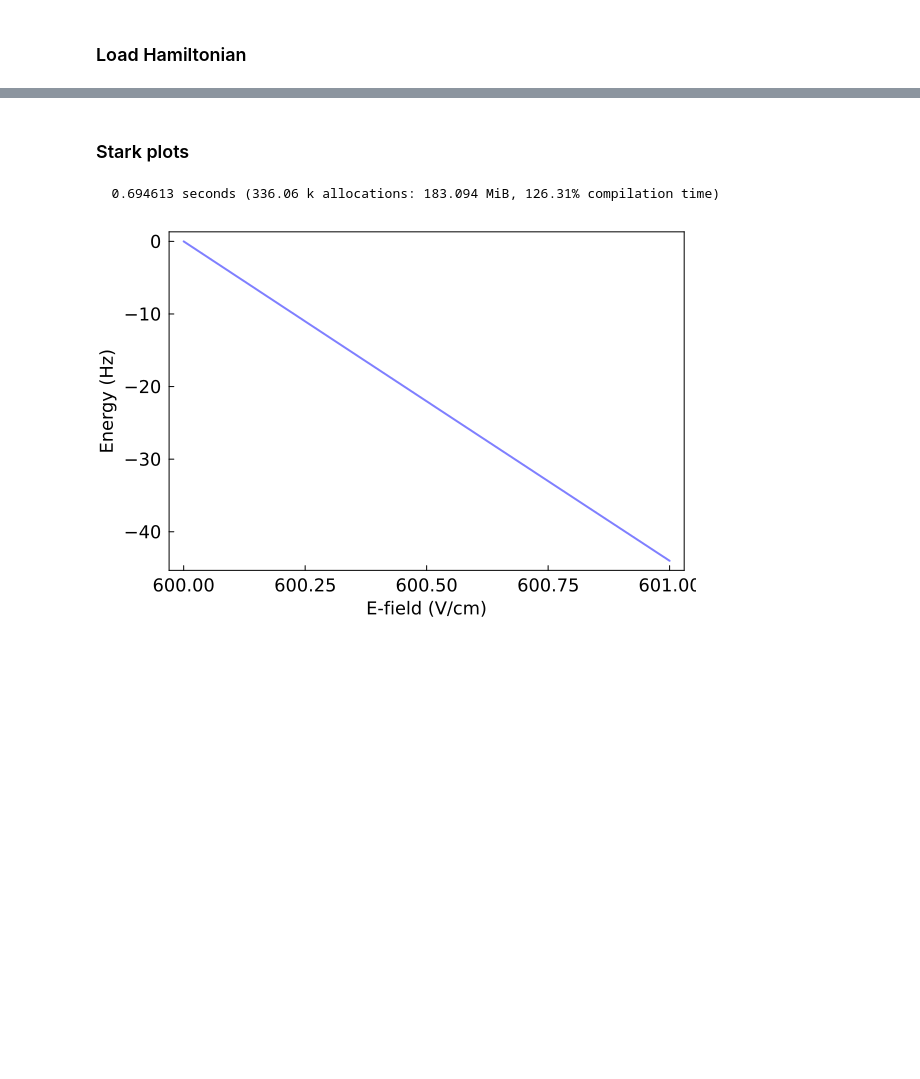
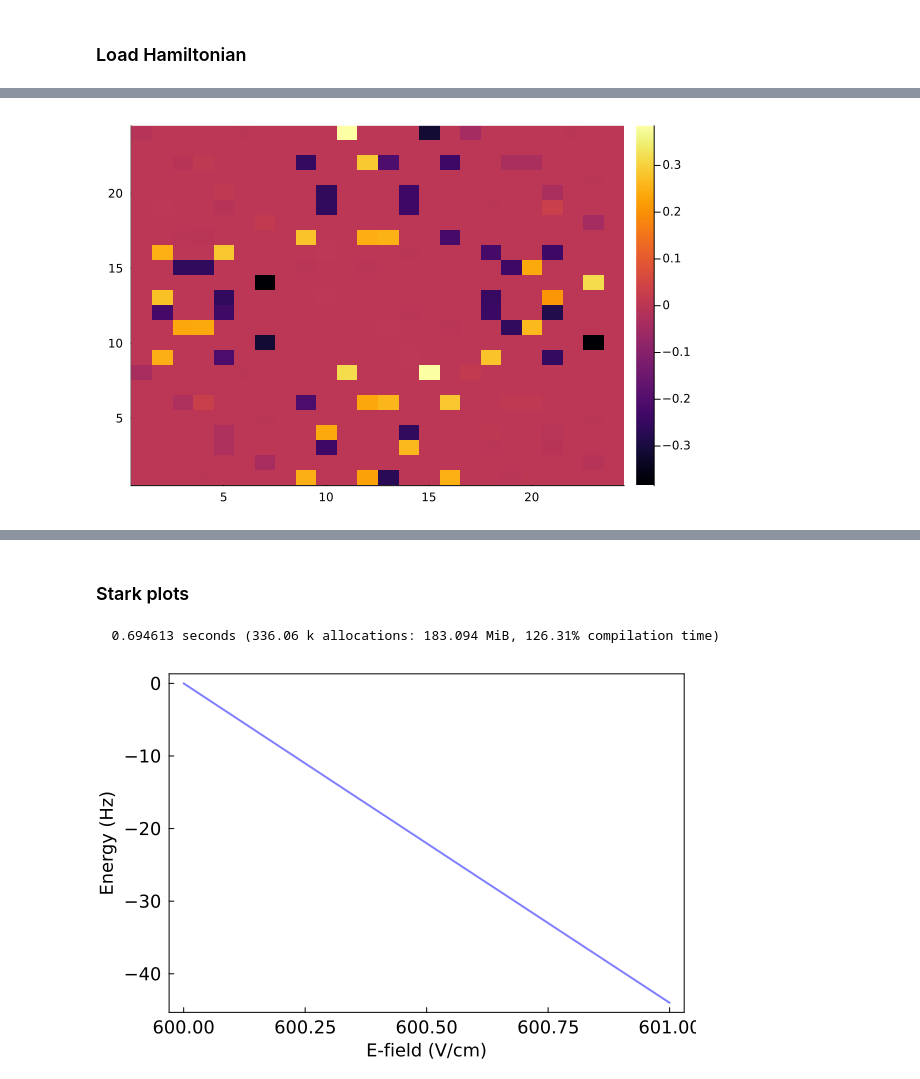
Before and after one commit to munozariasjm/QuantumStates.jl, a Jupyter notebook: examples/CaOH/CaOH_PolarizedGates.ipynb, the cells around one changed output, grey strips where cells are left out. Drawn from its saved outputs; the diff is of its cells as text; code cells hidden in the pictures; blank space fills up the shorter version.

```diff
--- a/examples/CaOH/CaOH_PolarizedGates.ipynb
+++ b/examples/CaOH/CaOH_PolarizedGates.ipynb
@@ -132,6 +145,11 @@ TDMs = zeros(24, 24)
 for i ∈ 1:24, j ∈ 1:24
     TDMs[i,j] = TDM(H.states[i], H.states[j], 1)
 end
+# %%
+using Plots
+heatmap(TDMs)
+# %% [output]
+[figure, added]
 # %%
 using Plots
 hline(energy.(N1_states), legend=nothing)
```
Also changed, not shown: parts of 9 cells of this notebook, 41 other files.
